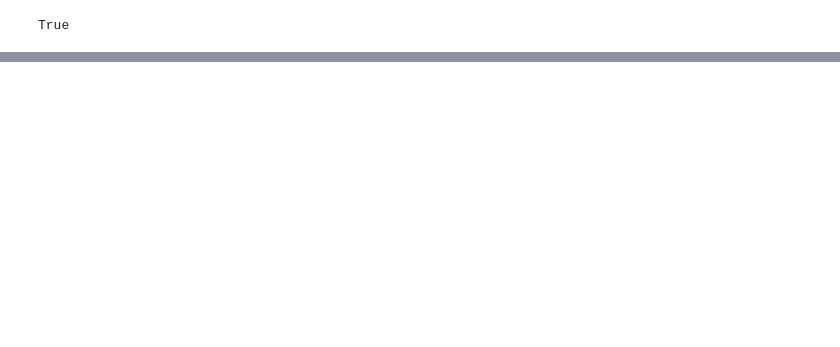
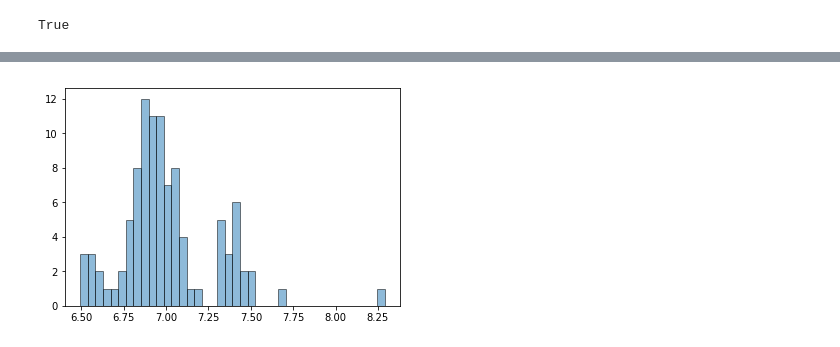
Before and after one commit to NateMietk/HumanIgnProb, a Jupyter notebook: src/python/data_loader_S3.ipynb, the cells around one changed output, grey strips where cells are left out. Drawn from its saved outputs; the diff is of its cells as text; code cells hidden in the pictures; blank space fills up the shorter version.

Commit message:
added load time plot

```diff
--- a/src/python/data_loader_S3.ipynb
+++ b/src/python/data_loader_S3.ipynb
@@ -470,7 +470,8 @@ class xymDatasetMultiVar_S3(Dataset):
         self.y_transform = y_transform
         self.ig_types = ig_types
         self.x_var = x_var
-        self.val_months = set([os.path.basename(f).split('_')[-2] for f in y_files if int(os.path.basename(f).split('_')[-2]) <=12])
+        #self.val_months = set([os.path.basename(f).split('_')[-2] for f in y_files if int(os.path.basename(f).split('_')[-2]) <=12])
+        self.val_months = [str(i+1) for i in range(12)]
 
         # the filenaming is not consistent to get the years from the filename :(
         self.val_years = list(range(1992,2016)) # 2015, since it is open-ended on the right
@@ -599,0 +601,6 @@ True
+# %%
+t0 = time()
+y3, x3, lm3 = test_xym_s3[1]
+t1 = time()
+
+print('time is {} seconds'.format(t1-t0))
@@ -599,0 +610,9 @@ True
+# %%
+times = []
+for i in range(100):
+    t0 = time()
+    y3, x3, lm3 = test_xym_s3[i]
+    t1 = time()
+
+    print('{}: time is {} seconds'.format(i+1, t1-t0))
+    times.append(t1-t0)
@@ -599,0 +637,4 @@ True
+# %%
+plt.hist(times, bins=40, edgecolor='k', alpha=0.5);
+# %% [output]
+[figure, added]
```
Also changed, not shown: parts of 7 cells of this notebook.
